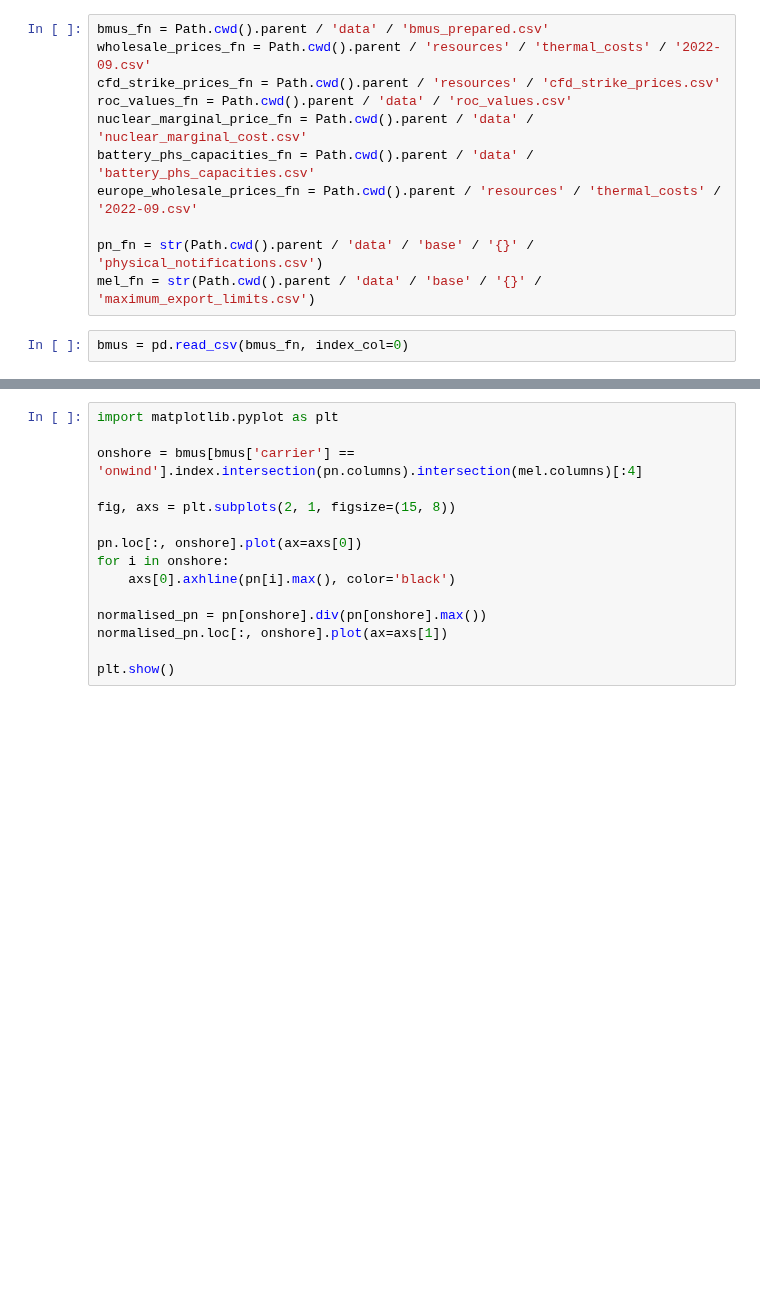
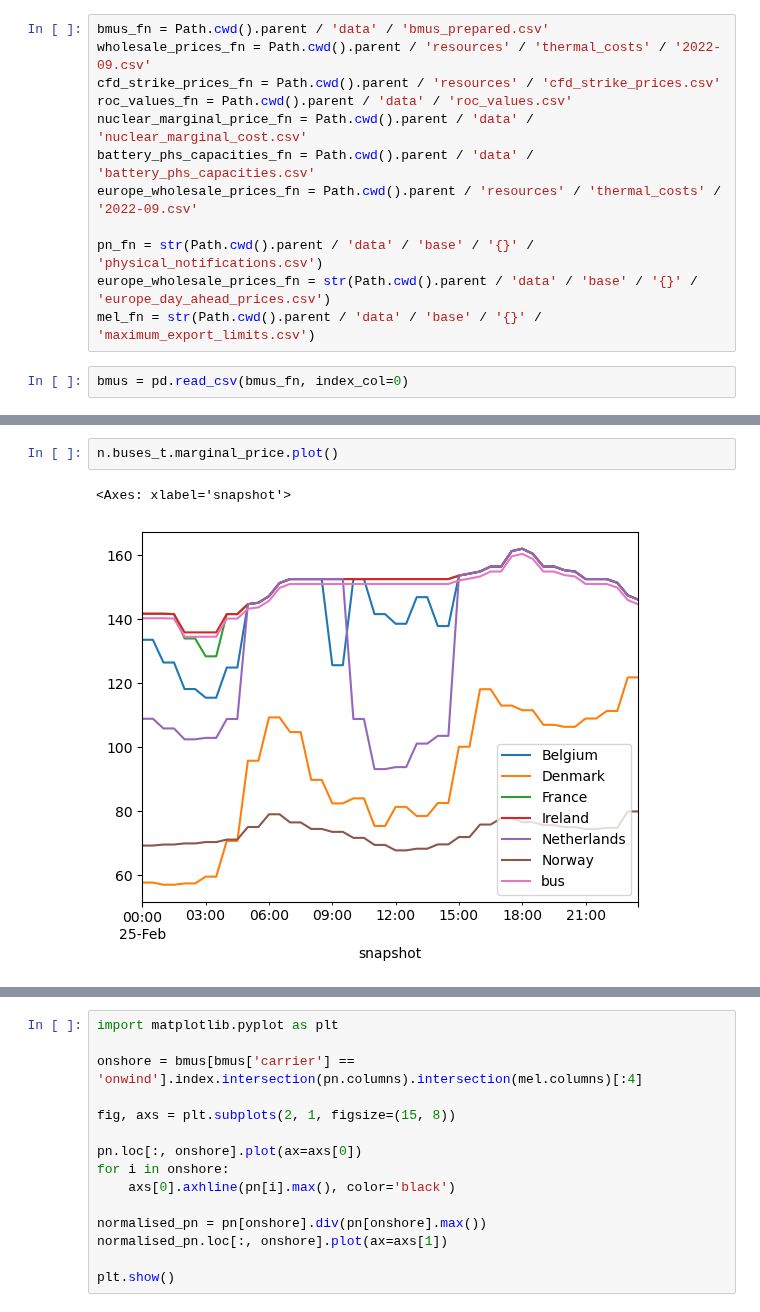
Before and after one commit to LukasFrankenQ/GBPower, a Jupyter notebook: notebooks/build_supply_curve.ipynb, the cells around one changed output, grey strips where cells are left out. Saved outputs shown, nothing was run; the diff lists cells and outputs as text; blank space fills up the shorter version.

Commit message:
complete static supply curve

```diff
--- a/notebooks/build_supply_curve.ipynb
+++ b/notebooks/build_supply_curve.ipynb
@@ -24,6 +22,7 @@ battery_phs_capacities_fn = Path.cwd().parent / 'data' / 'battery_phs_capacities
 europe_wholesale_prices_fn = Path.cwd().parent / 'resources' / 'thermal_costs' / '2022-09.csv'
 
 pn_fn = str(Path.cwd().parent / 'data' / 'base' / '{}' / 'physical_notifications.csv')
+europe_wholesale_prices_fn = str(Path.cwd().parent / 'data' / 'base' / '{}' / 'europe_day_ahead_prices.csv')
 mel_fn = str(Path.cwd().parent / 'data' / 'base' / '{}' / 'maximum_export_limits.csv')
 # %%
 bmus = pd.read_csv(bmus_fn, index_col=0)
@@ -363,0 +479,5 @@ Snapshots: 48
+# %%
+n.buses_t.marginal_price.plot()
+# %% [output]
+<Axes: xlabel='snapshot'>
+[figure, added]
```
Also changed, not shown: parts of 6 cells of this notebook, 1 other file.
